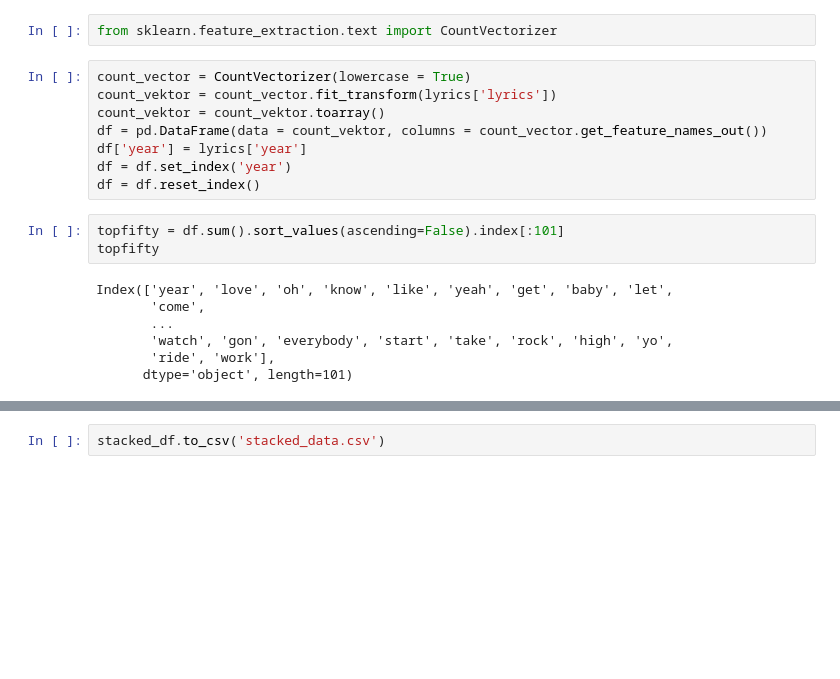
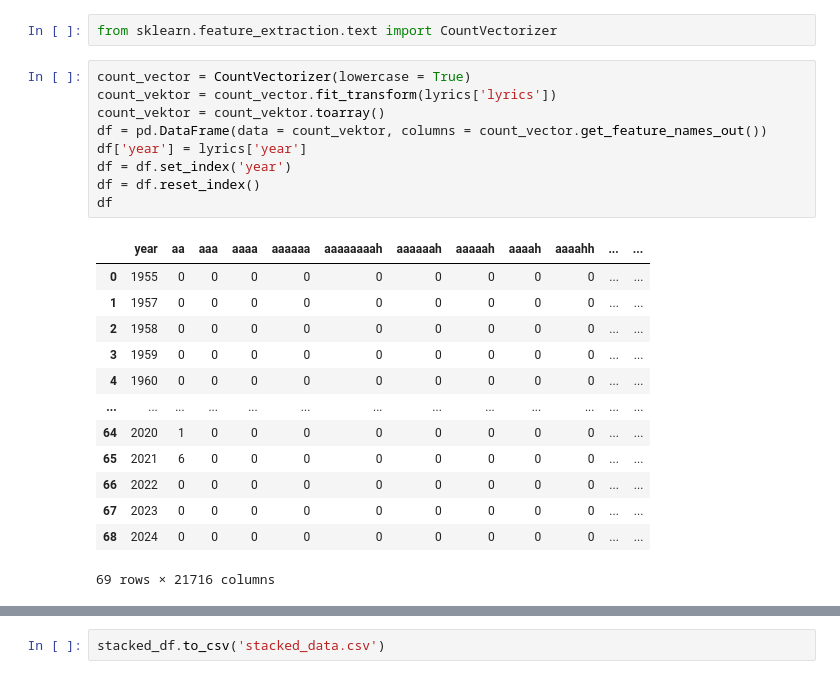
Before and after one commit to gkao25/dsc106-project3, a Jupyter notebook: data/data.ipynb, the cells around one changed output, grey strips where cells are left out. Cells and saved outputs as stored; diff of their text form; blank space fills up the shorter version.

```diff
--- a/data/data.ipynb
+++ b/data/data.ipynb
@@ -55,18 +55,23 @@ from sklearn.feature_extraction.text import CountVectorizer
 # %%
 count_vector = CountVectorizer(lowercase = True)
 count_vektor = count_vector.fit_transform(lyrics['lyrics'])
 count_vektor = count_vektor.toarray()
 df = pd.DataFrame(data = count_vektor, columns = count_vector.get_feature_names_out())
 df['year'] = lyrics['year']
 df = df.set_index('year')
 df = df.reset_index()
+df
+# %% [output]
+|  | year | aa | aaa | aaaa | aaaaaa | aaaaaaaah | aaaaaah | aaaaah | aaaah | aaaahh | ... | ... |
+| 0 | 1955 | 0 | 0 | 0 | 0 | 0 | 0 | 0 | 0 | 0 | ... | ... |
+| 1 | 1957 | 0 | 0 | 0 | 0 | 0 | 0 | 0 | 0 | 0 | ... | ... |
+| 2 | 1958 | 0 | 0 | 0 | 0 | 0 | 0 | 0 | 0 | 0 | ... | ... |
+| 3 | 1959 | 0 | 0 | 0 | 0 | 0 | 0 | 0 | 0 | 0 | ... | ... |
+| 4 | 1960 | 0 | 0 | 0 | 0 | 0 | 0 | 0 | 0 | 0 | ... | ... |
+| ... | ... | ... | ... | ... | ... | ... | ... | ... | ... | ... | ... | ... |
+| 64 | 2020 | 1 | 0 | 0 | 0 | 0 | 0 | 0 | 0 | 0 | ... | ... |
+| 65 | 2021 | 6 | 0 | 0 | 0 | 0 | 0 | 0 | 0 | 0 | ... | ... |
+| 66 | 2022 | 0 | 0 | 0 | 0 | 0 | 0 | 0 | 0 | 0 | ... | ... |
+| 67 | 2023 | 0 | 0 | 0 | 0 | 0 | 0 | 0 | 0 | 0 | ... | ... |
+| 68 | 2024 | 0 | 0 | 0 | 0 | 0 | 0 | 0 | 0 | 0 | ... | ... |
+69 rows × 21716 columns
-# %%
-topfifty = df.sum().sort_values(ascending=False).index[:101]
-topfifty
-# %% [output]
-Index(['year', 'love', 'oh', 'know', 'like', 'yeah', 'get', 'baby', 'let',
-       'come',
-       ...
-       'watch', 'gon', 'everybody', 'start', 'take', 'rock', 'high', 'yo',
-       'ride', 'work'],
-      dtype='object', length=101)
```
Also changed, not shown: parts of 16 cells of this notebook, 4 other files.
